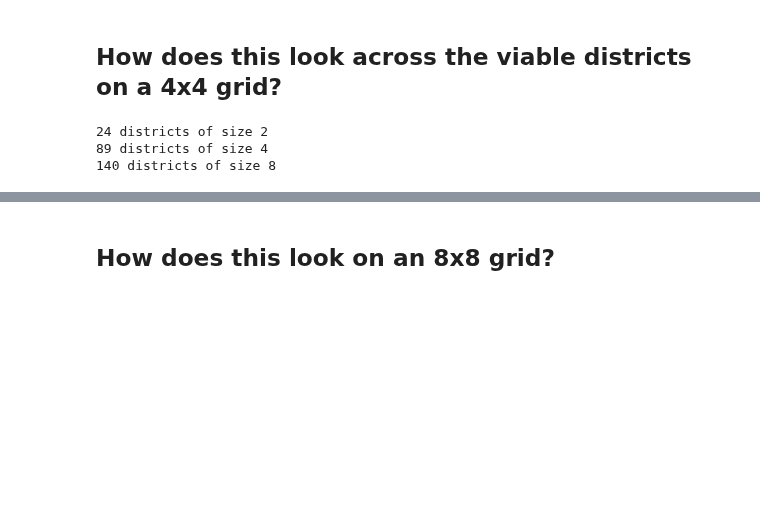
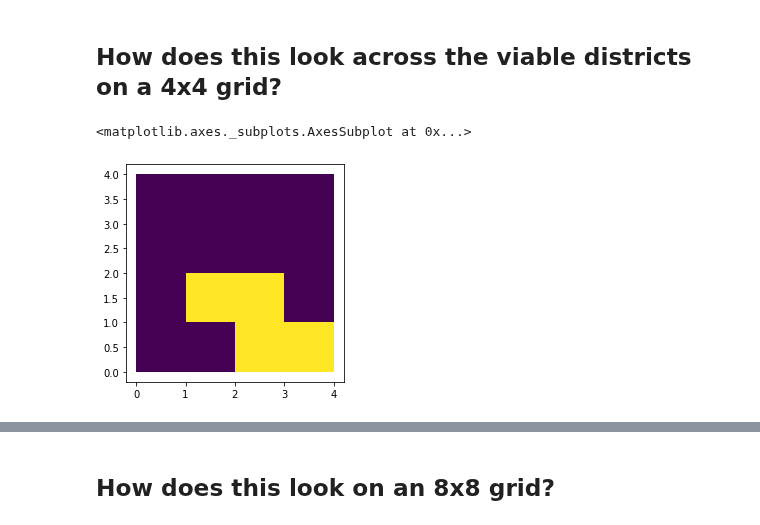
Before and after one commit to mggg/census-diff-privacy, a Jupyter notebook: hierarchy_model/grid_hierarchy_model.ipynb, the cells around one changed output, grey strips where cells are left out. Cells and saved outputs as stored; diff of their text form; code cells hidden in the pictures; blank space fills up the shorter version.

```diff
--- a/hierarchy_model/grid_hierarchy_model.ipynb
+++ b/hierarchy_model/grid_hierarchy_model.ipynb
@@ -144,13 +327,11 @@ for size in [2,4,8]:
                                                                                                        int(16/size))) as file:
         for i, line in enumerate(file):
             nodes_4_4[size][i] = np.fromstring(line, dtype=int, sep=',')
-# %%
-for size in [2,4,8]:
-    print("{} districts of size {}".format(len(districts[size]["parts"]), size))
-# %% [output]
-24 districts of size 2
-89 districts of size 4
-140 districts of size 8
+# %%
+dists_sq[4]["parts"][0].plot()
+# %% [output]
+<matplotlib.axes._subplots.AxesSubplot at 0x...>
+[figure, added]
 # %%
 h_sq = Hierarchy_2D("grids/4_4_grid_test.shp", "geoid_sq", "POP" ,
                    ["POP"], [1,1,1])
```
Also changed, not shown: parts of 35 cells of this notebook, 8 other files.
